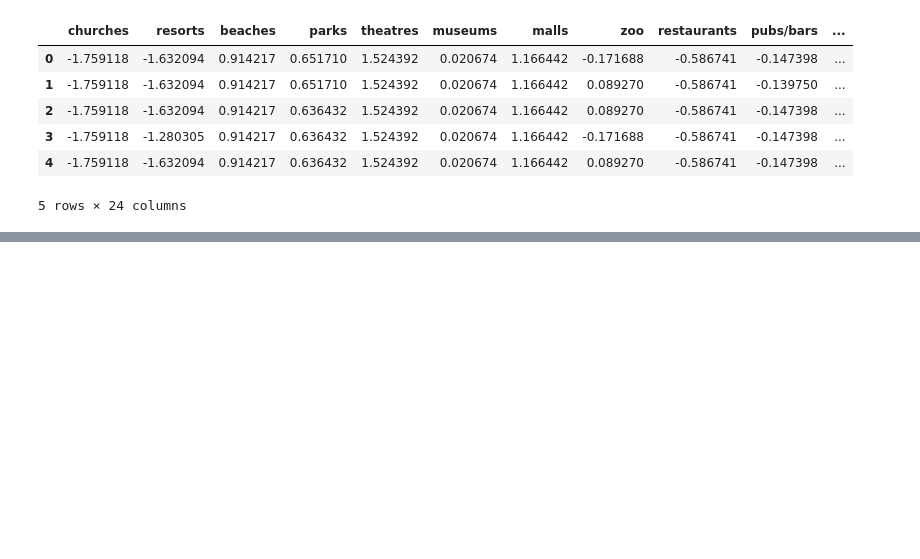
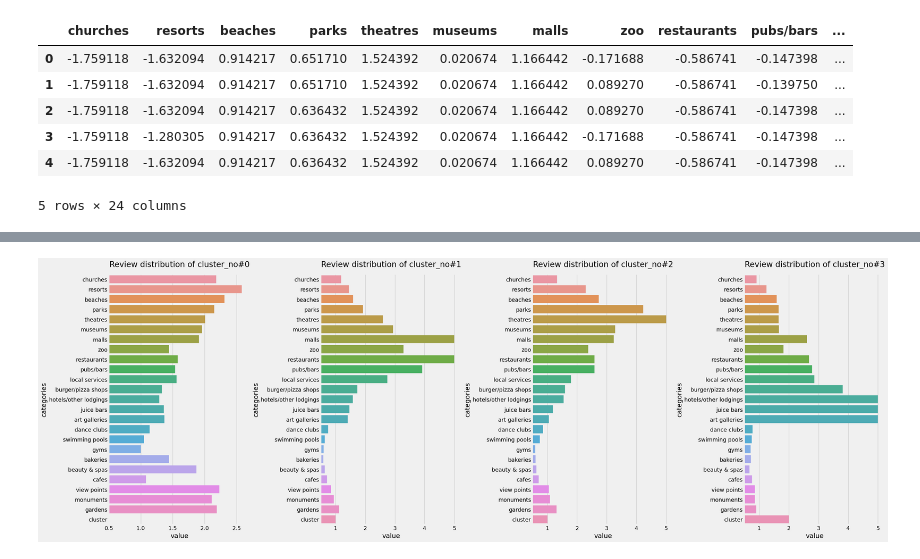
Before and after one commit to nikoladj99/ML_Project_2, a Jupyter notebook: Project 2.ipynb, the cells around one changed output, grey strips where cells are left out. Cells and saved outputs as stored; diff of their text form; code cells hidden in the pictures; blank space fills up the shorter version.

```diff
--- a/Project 2.ipynb
+++ b/Project 2.ipynb
@@ -293,0 +375,6 @@ df_standard_scaled.head()
+# %%
+#problem
+df_kmeans = df.copy()
+kmeans = KMeans(n_clusters=4, init="k-means++", n_init = 10).fit(df_kmeans)
+cluster=kmeans.labels_
+df_kmeans["cluster_no"]=cluster
@@ -293,0 +390,12 @@ df_standard_scaled.head()
+# %%
+df_long = pd.melt(df_kmeans, "cluster_no", var_name="categories")
+fig = plt.figure(figsize = (30,10))
+for i in range(len(df_long.cluster_no.unique())):
+    plt.subplot(1,len(df_long.cluster_no.unique()), i+1)
+    g = sns.barplot(y='categories', x='value', data=df_long[df_long['cluster_no']==i], ci=None, estimator=np.median)
+    g.set_title(f'Review distribution of cluster_no#{i}', y=1.02, fontsize=20)
+    g.set_xlim(0.5)
+fig.tight_layout(pad=0.5)
+plt.show()
+# %% [output]
+[figure, added]
```
Also changed, not shown: parts of 58 cells of this notebook.
